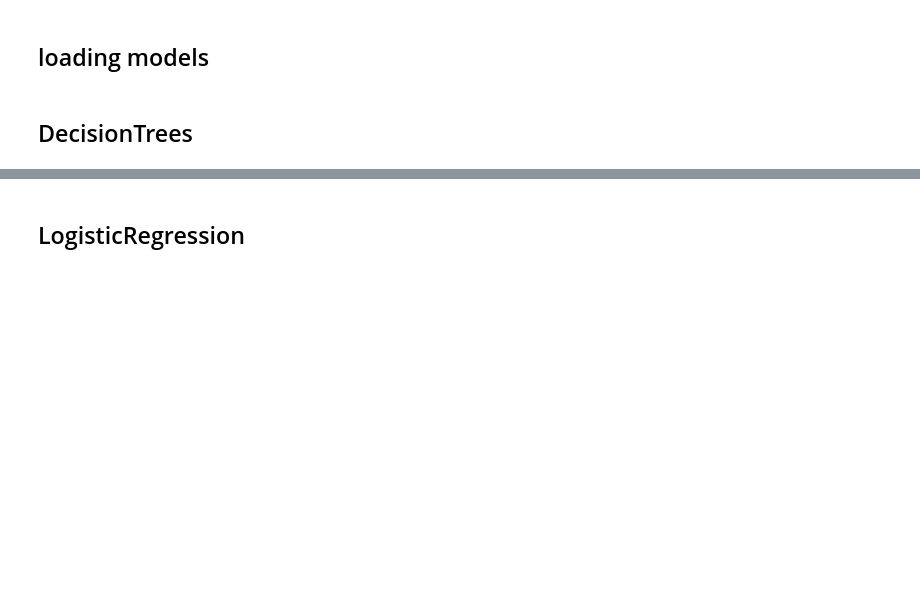
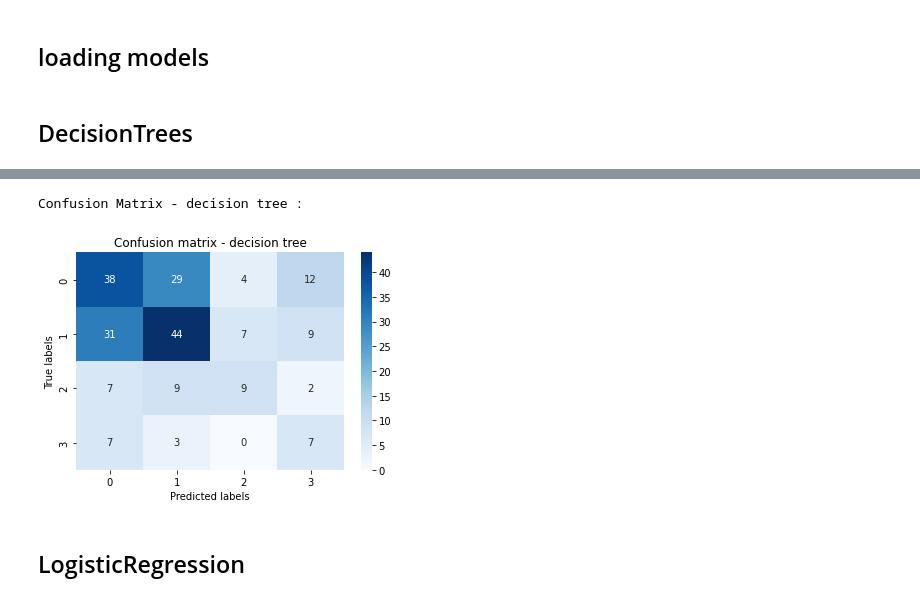
Before and after one commit to StevHenry/code-readability, a Jupyter notebook: Classification_pipline.ipynb, the cells around one changed output, grey strips where cells are left out. Cells and saved outputs as stored; diff of their text form; code cells hidden in the pictures; blank space fills up the shorter version.

```diff
--- a/Classification_pipline.ipynb
+++ b/Classification_pipline.ipynb
@@ -77,7 +77,7 @@ X_train, X_test, y_train, y_test = train_test_split(bcd.data, bcd.target, test_s
 clg_DT = DecisionTreeClassifier(random_state=1)
 clg_DT.fit(X_train ,y_train)
 
-clg_DT.predict(X_test)
+y_pred_dt =clg_DT.predict(X_test)
 
 accuracy_DT = clg_DT.score(X_test,y_test)
 kfold = model_selection.KFold(n_splits=5, shuffle=True, random_state=12345)
@@ -107,3 +107,17 @@ plt.show()
+# %%
+# Generate confusion matrix
+cm_dt= confusion_matrix(y_test, y_pred_dt)
+
+# Print confusion matrix
+print("Confusion Matrix - decision tree :")
+sns.heatmap(cm_dt, annot=True, cmap='Blues', fmt='g')
+plt.xlabel('Predicted labels')
+plt.ylabel('True labels')
+plt.title('Confusion matrix - decision tree')
+plt.show()
+# %% [output]
+Confusion Matrix - decision tree :
+[figure, added]
 # %% [markdown]
 ## LogisticRegression
 # %%
```
Also changed, not shown: parts of 11 cells of this notebook.
